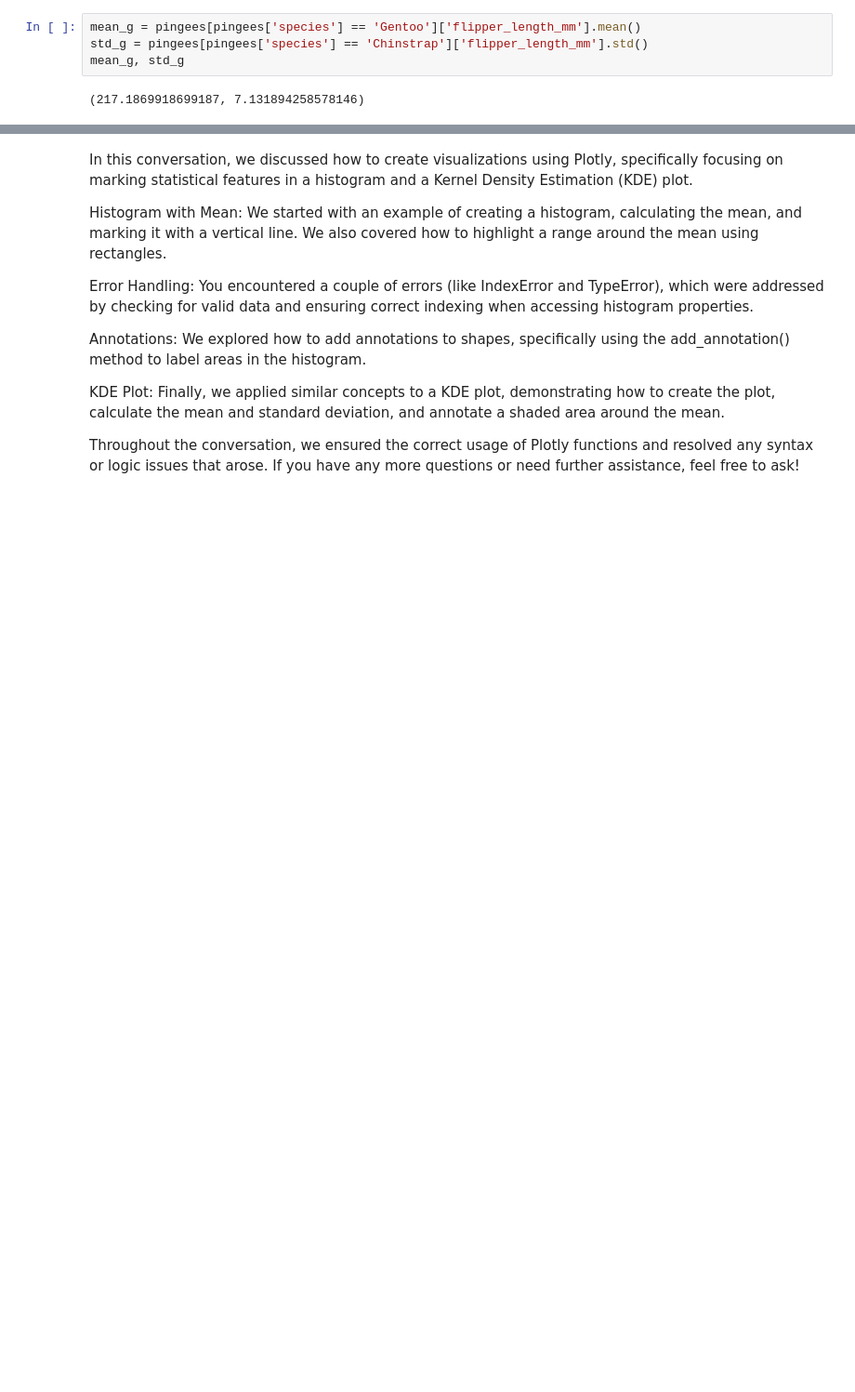
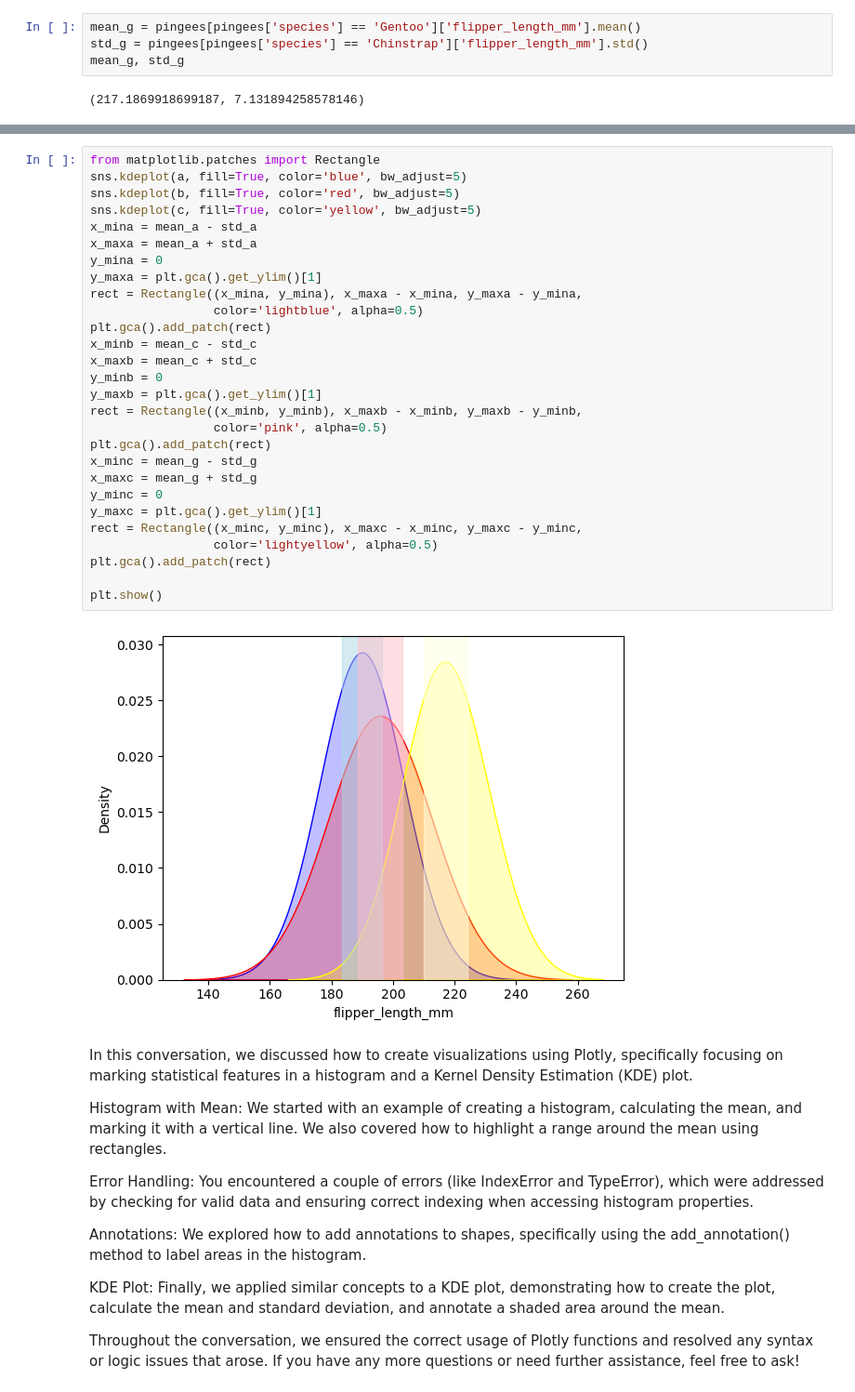
Before and after one commit to fokangie/STA130, a Jupyter notebook: hw3.ipynb, the cells around one changed output, grey strips where cells are left out. Shown at 93% size. Saved outputs shown, nothing was run; the diff lists cells and outputs as text; blank space fills up the shorter version.

```diff
--- a/hw3.ipynb
+++ b/hw3.ipynb
@@ -93,3 +108,33 @@ fig.show(render='png')
+# %%
+from matplotlib.patches import Rectangle
+sns.kdeplot(a, fill=True, color='blue', bw_adjust=5)
+sns.kdeplot(b, fill=True, color='red', bw_adjust=5)
+sns.kdeplot(c, fill=True, color='yellow', bw_adjust=5)
+x_mina = mean_a - std_a
+x_maxa = mean_a + std_a
+y_mina = 0
+y_maxa = plt.gca().get_ylim()[1]
+rect = Rectangle((x_mina, y_mina), x_maxa - x_mina, y_maxa - y_mina,
+                 color='lightblue', alpha=0.5)
+plt.gca().add_patch(rect)
+x_minb = mean_c - std_c
+x_maxb = mean_c + std_c
+y_minb = 0
+y_maxb = plt.gca().get_ylim()[1]
+rect = Rectangle((x_minb, y_minb), x_maxb - x_minb, y_maxb - y_minb,
+                 color='pink', alpha=0.5)
+plt.gca().add_patch(rect)
+x_minc = mean_g - std_g
+x_maxc = mean_g + std_g
+y_minc = 0
+y_maxc = plt.gca().get_ylim()[1]
+rect = Rectangle((x_minc, y_minc), x_maxc - x_minc, y_maxc - y_minc,
+                 color='lightyellow', alpha=0.5)
+plt.gca().add_patch(rect)
+
+plt.show()
+# %% [output]
+[figure, added]
 # %% [markdown]
 In this conversation, we discussed how to create visualizations using Plotly, specifically focusing on marking statistical features in a histogram and a Kernel Density Estimation (KDE) plot.
 
```
Also changed, not shown: parts of 3 cells of this notebook.
